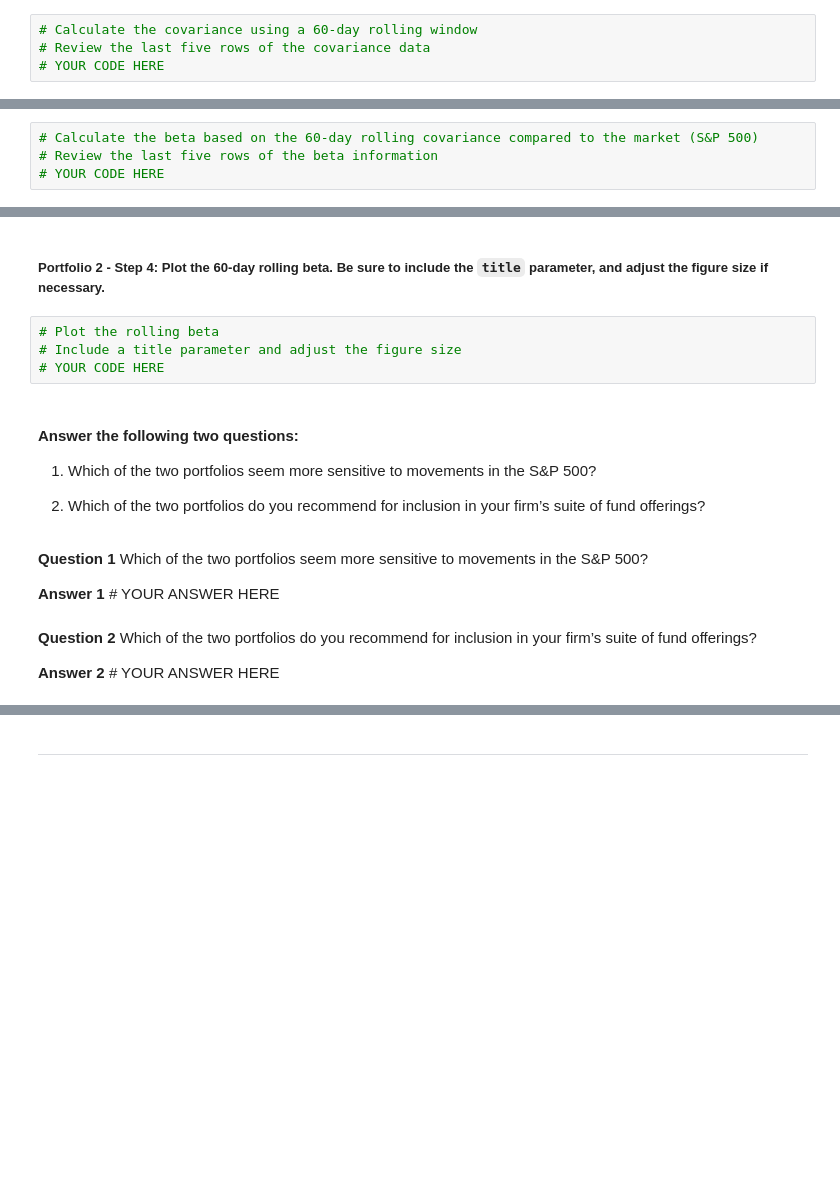
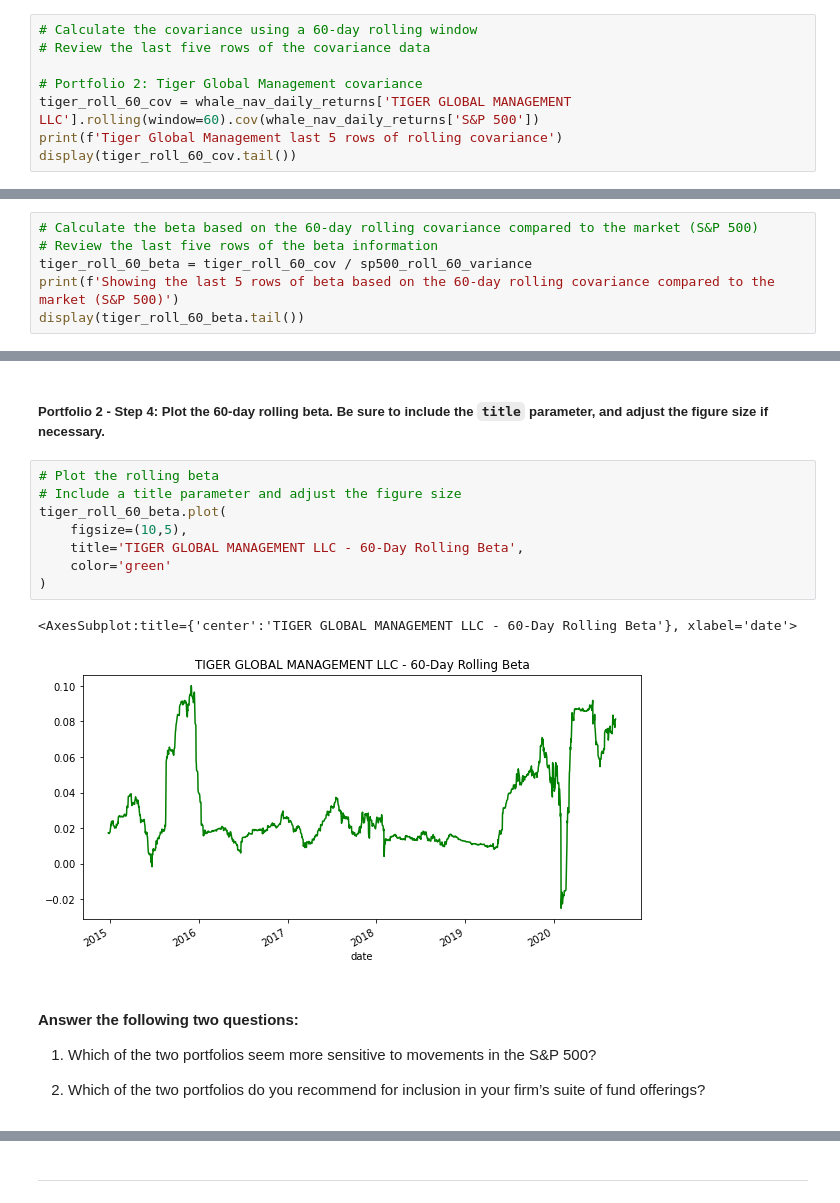
Before and after one commit to dinesh-m/retire_rich, a Jupyter notebook: risk_return_analysis.ipynb, the cells around one changed output, grey strips where cells are left out. Saved outputs shown, nothing was run; the diff lists cells and outputs as text; blank space fills up the shorter version.

```diff
--- a/risk_return_analysis.ipynb
+++ b/risk_return_analysis.ipynb
@@ -444,4 +541,8 @@ Your analysis is nearing completion. Now, you need to evaluate how the portfolio
 # %%
 # Calculate the covariance using a 60-day rolling window
 # Review the last five rows of the covariance data
-# YOUR CODE HERE
+
+# Portfolio 2: Tiger Global Management covariance
+tiger_roll_60_cov = whale_nav_daily_returns['TIGER GLOBAL MANAGEMENT LLC'].rolling(window=60).cov(whale_nav_daily_returns['S&P 500'])
+print(f'Tiger Global Management last 5 rows of rolling covariance')
+display(tiger_roll_60_cov.tail())
@@ -450,4 +560,6 @@ Your analysis is nearing completion. Now, you need to evaluate how the portfolio
 # %%
 # Calculate the beta based on the 60-day rolling covariance compared to the market (S&P 500)
 # Review the last five rows of the beta information
-# YOUR CODE HERE
+tiger_roll_60_beta = tiger_roll_60_cov / sp500_roll_60_variance
+print(f'Showing the last 5 rows of beta based on the 60-day rolling covariance compared to the market (S&P 500)')
+display(tiger_roll_60_beta.tail())
@@ -461,18 +588,17 @@ Your analysis is nearing completion. Now, you need to evaluate how the portfolio
 # %%
 # Plot the rolling beta
 # Include a title parameter and adjust the figure size
-# YOUR CODE HERE
+tiger_roll_60_beta.plot(
+    figsize=(10,5),
+    title='TIGER GLOBAL MANAGEMENT LLC - 60-Day Rolling Beta',
+    color='green'
+)
+# %% [output]
+<AxesSubplot:title={'center':'TIGER GLOBAL MANAGEMENT LLC - 60-Day Rolling Beta'}, xlabel='date'>
+[figure, added]
 # %% [markdown]
 #### Answer the following two questions:
 
 1. Which of the two portfolios seem more sensitive to movements in the S&P 500?
 
 2. Which of the two portfolios do you recommend for inclusion in your firm’s suite of fund offerings?
-# %% [markdown]
-**Question 1** Which of the two portfolios seem more sensitive to movements in the S&P 500?
-
-**Answer 1** # YOUR ANSWER HERE
-# %% [markdown]
-**Question 2** Which of the two portfolios do you recommend for inclusion in your firm’s suite of fund offerings?
-
-**Answer 2** # YOUR ANSWER HERE
```
Also changed, not shown: parts of 18 cells of this notebook, 2 other files.
